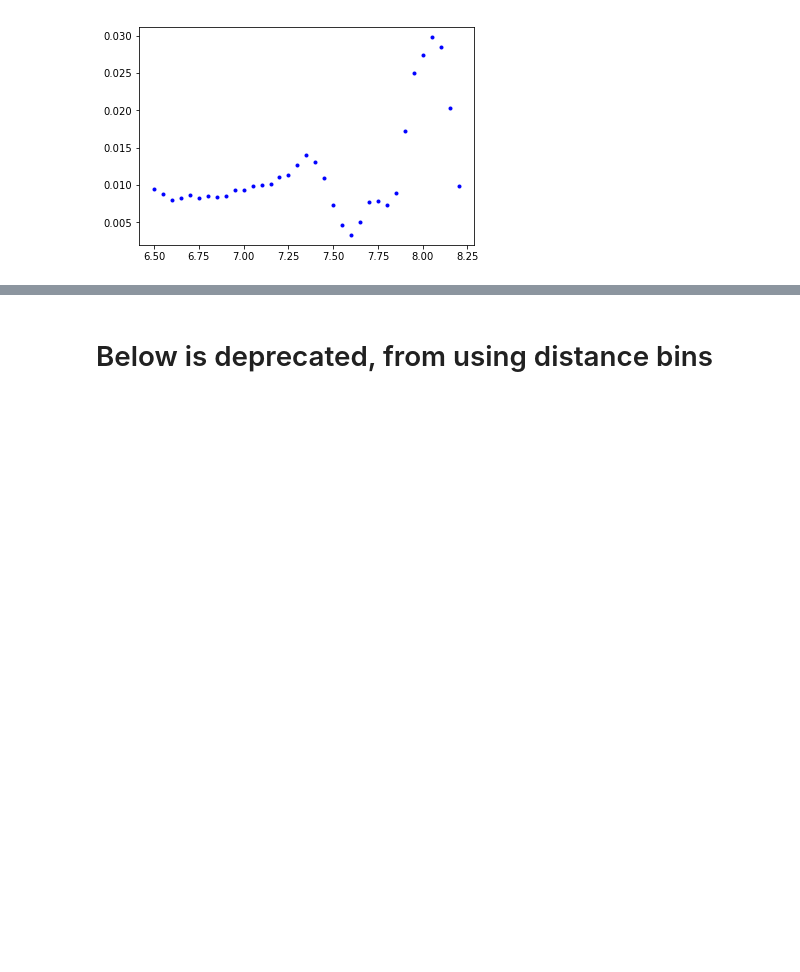
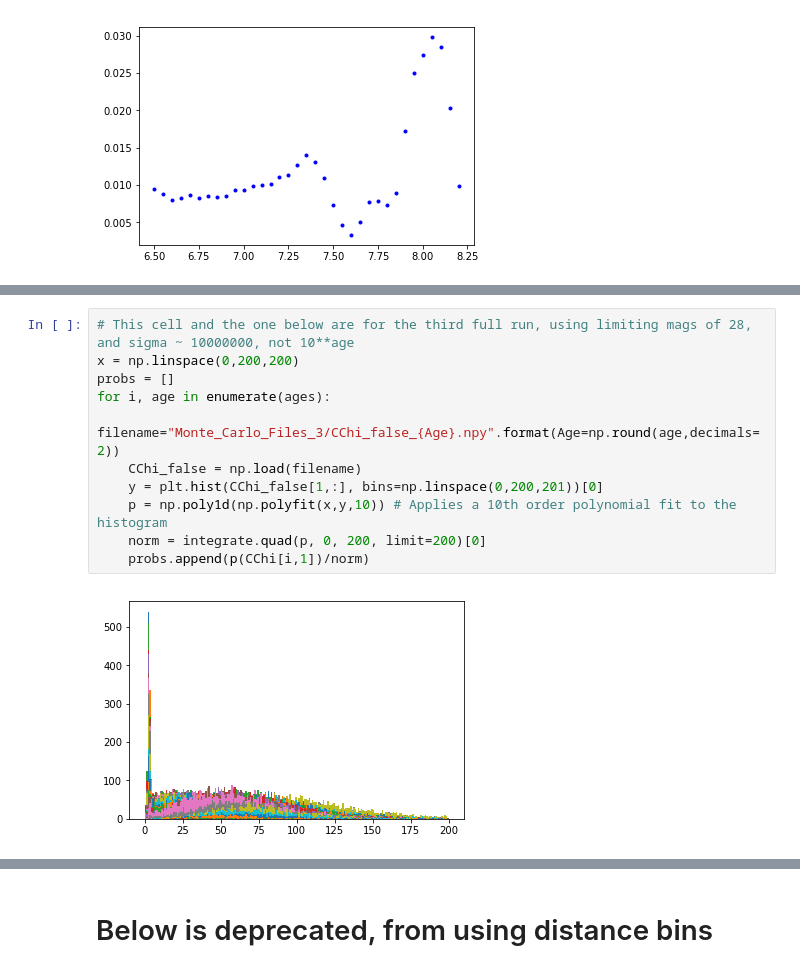
Before and after one commit to TTakaro/Type-Iax-HST, a Jupyter notebook: machine_learning/2008ha_MachineLearning.ipynb, the cells around one changed output, grey strips where cells are left out. Drawn from its saved outputs; the diff is of its cells as text; blank space fills up the shorter version.

```diff
--- a/machine_learning/2008ha_MachineLearning.ipynb
+++ b/machine_learning/2008ha_MachineLearning.ipynb
@@ -810,0 +817,13 @@ plt.plot(CChi[:,0], probs, 'g.')
+# %%
+# This cell and the one below are for the third full run, using limiting mags of 28, and sigma ~ 10000000, not 10**age
+x = np.linspace(0,200,200)
+probs = []
+for i, age in enumerate(ages):
+    filename="Monte_Carlo_Files_3/CChi_false_{Age}.npy".format(Age=np.round(age,decimals=2))
+    CChi_false = np.load(filename)
+    y = plt.hist(CChi_false[1,:], bins=np.linspace(0,200,201))[0]
+    p = np.poly1d(np.polyfit(x,y,10)) # Applies a 10th order polynomial fit to the histogram
+    norm = integrate.quad(p, 0, 200, limit=200)[0]
+    probs.append(p(CChi[i,1])/norm)
+# %% [output]
+[figure, added]
```
Also changed, not shown: parts of 8 cells of this notebook, 43 other files.
